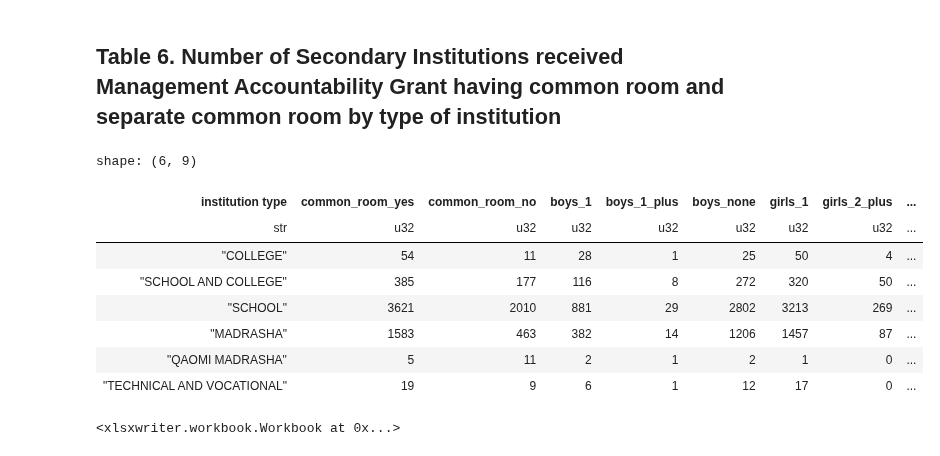
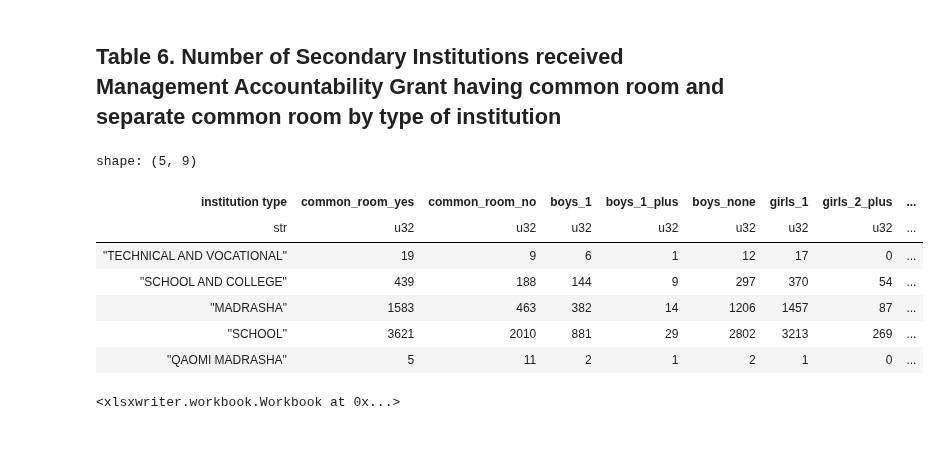
Before and after one commit to monjurmorshed793/sedp-reports, a Jupyter notebook: src/sedp_reports/pbgsi-report.ipynb, the cells around one changed output. Cells and saved outputs as stored; diff of their text form; code cells hidden in the pictures.

```diff
--- a/src/sedp_reports/pbgsi-report.ipynb
+++ b/src/sedp_reports/pbgsi-report.ipynb
@@ -460,35 +458,34 @@ report5_df.write_excel('output/table5.xlsx')
 # %% [markdown]
 ## Table 6. Number of Secondary Institutions received Management Accountability Grant having common room and separate common room by type of institution
 # %%
-from generate.general_information import HAS_COMMON_ROOM, TOTAL_COMMON_ROOM_FOR_BOYS, TOTAL_COMMON_ROOM_FOR_GIRLS, INSTITUTE_TYPE_NAME_EN
+from generate.general_information import HAS_COMMON_ROOM, TOTAL_COMMON_ROOM_FOR_BOYS, TOTAL_COMMON_ROOM_FOR_GIRLS, GENERALIZED_INSTITUTION_TYPE_NAME_EN
 
 report6 = (
     general_information.lazy()
-    .group_by(pl.col(INSTITUTE_TYPE_NAME_EN).alias('institution type'))
+    .group_by(pl.col(GENERALIZED_INSTITUTION_TYPE_NAME_EN).alias('institution type'))
     .agg([
         (pl.col(HAS_COMMON_ROOM)==1).sum().alias('common_room_yes'),
         (pl.col(HAS_COMMON_ROOM)==0).sum().alias('common_room_no'),
         (pl.col(TOTAL_COMMON_ROOM_FOR_BOYS)==1).sum().alias('boys_1'),
         (pl.col(TOTAL_COMMON_ROOM_FOR_BOYS)>1).sum().alias('boys_1_plus'),
         (pl.col(TOTAL_COMMON_ROOM_FOR_BOYS).is_null() | pl.col(TOTAL_COMMON_ROOM_FOR_BOYS)==0).sum().alias('boys_none'),
         (pl.col(TOTAL_COMMON_ROOM_FOR_GIRLS)==1).sum().alias('girls_1'),
         (pl.col(TOTAL_COMMON_ROOM_FOR_GIRLS)>1).sum().alias('girls_2_plus'),
         (pl.col(TOTAL_COMMON_ROOM_FOR_GIRLS).is_null() | pl.col(TOTAL_COMMON_ROOM_FOR_GIRLS)==0).sum().alias('girls_none')
     ])
 )
 
 report6_df = report6.collect()
 report6_df.head(10)
 # %% [output]
-shape: (6, 9)
+shape: (5, 9)
 | institution type | common_room_yes | common_room_no | boys_1 | boys_1_plus | boys_none | girls_1 | girls_2_plus | ... |
 | str | u32 | u32 | u32 | u32 | u32 | u32 | u32 | ... |
-| "COLLEGE" | 54 | 11 | 28 | 1 | 25 | 50 | 4 | ... |
-| "SCHOOL AND COLLEGE" | 385 | 177 | 116 | 8 | 272 | 320 | 50 | ... |
+| "TECHNICAL AND VOCATIONAL" | 19 | 9 | 6 | 1 | 12 | 17 | 0 | ... |
+| "SCHOOL AND COLLEGE" | 439 | 188 | 144 | 9 | 297 | 370 | 54 | ... |
+| "MADRASHA" | 1583 | 463 | 382 | 14 | 1206 | 1457 | 87 | ... |
 | "SCHOOL" | 3621 | 2010 | 881 | 29 | 2802 | 3213 | 269 | ... |
-| "MADRASHA" | 1583 | 463 | 382 | 14 | 1206 | 1457 | 87 | ... |
 | "QAOMI MADRASHA" | 5 | 11 | 2 | 1 | 2 | 1 | 0 | ... |
-| "TECHNICAL AND VOCATIONAL" | 19 | 9 | 6 | 1 | 12 | 17 | 0 | ... |
 # %%
 report6_df.write_excel('output/table6.xlsx')
 # %% [output]
```
Also changed, not shown: parts of 27 cells of this notebook.
